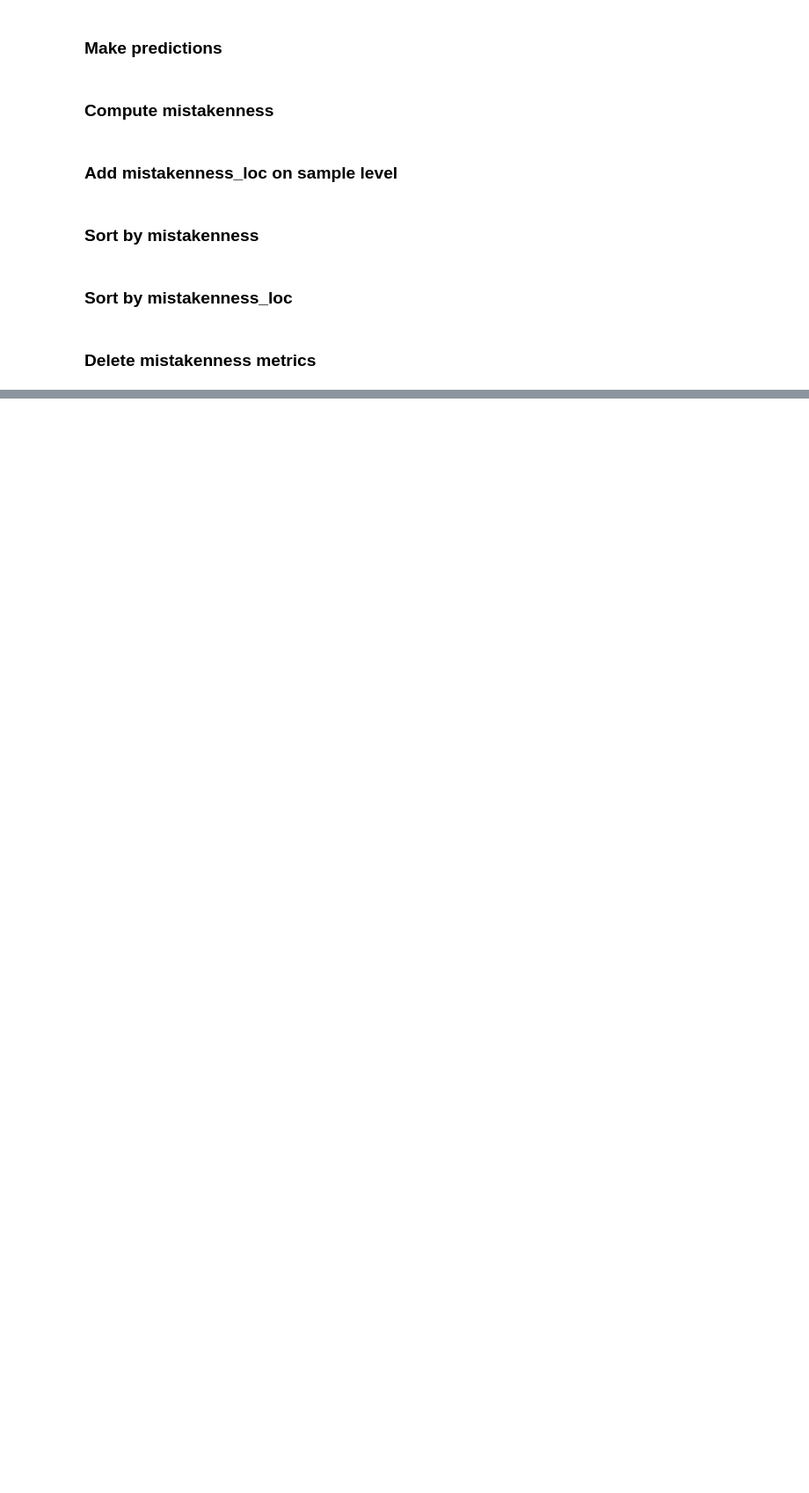
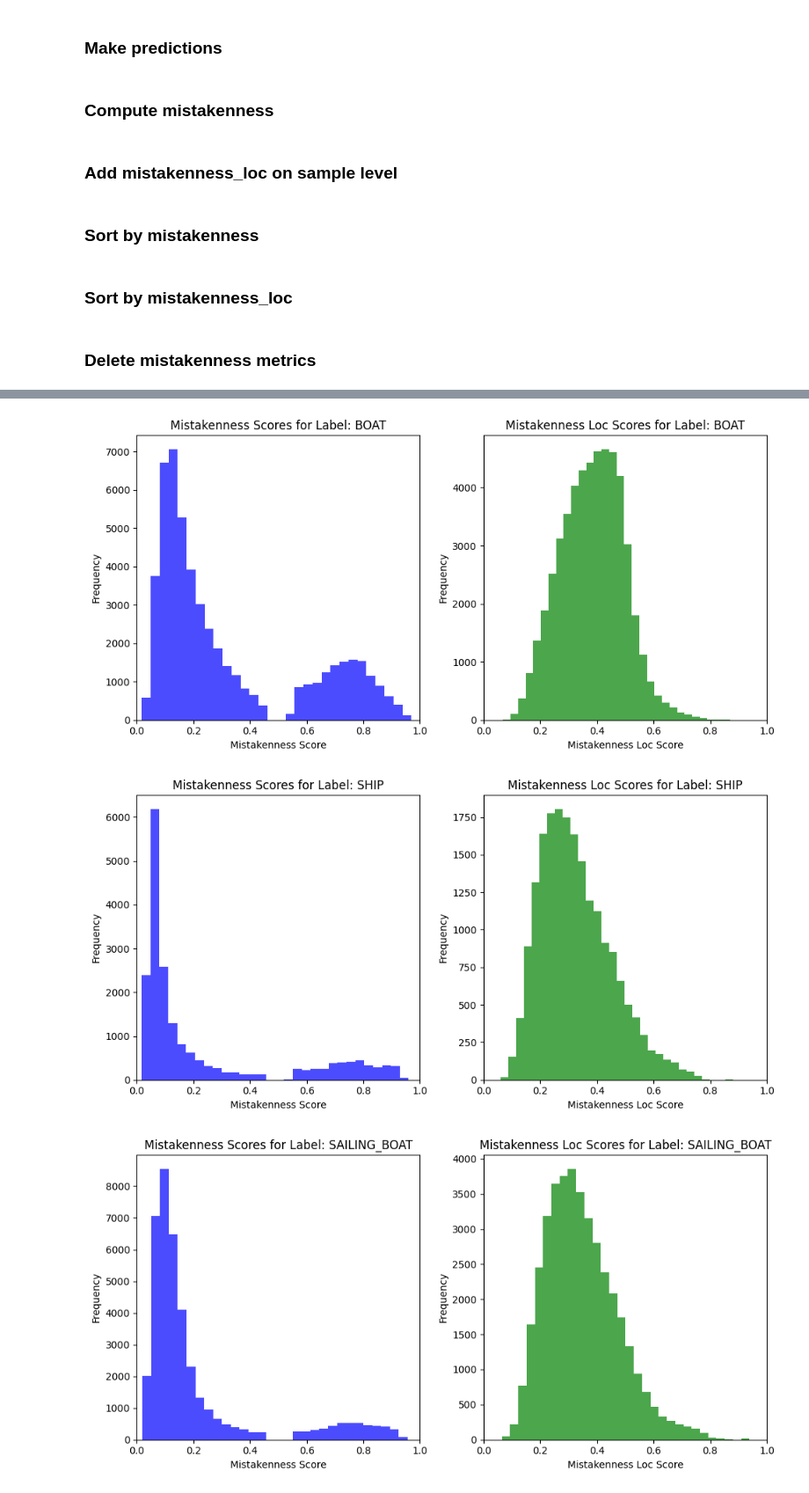
Before and after one commit to SEA-AI/seametrics, a Jupyter notebook: notebooks/compute_mistakenness.ipynb, the cells around one changed output, grey strips where cells are left out. Shown at 88% size. Drawn from its saved outputs; the diff is of its cells as text; code cells hidden in the pictures; blank space fills up the shorter version.

Commit message:
evaluate mistakenness

```diff
--- a/notebooks/compute_mistakenness.ipynb
+++ b/notebooks/compute_mistakenness.ipynb
@@ -162,0 +188,19 @@ dataset.delete_evaluations()
+# %%
+from fiftyone import ViewField as F
+import matplotlib.pyplot as plt
+from collections import defaultdict
+from tqdm import tqdm
+
+# Assuming `dataset` and `agg` are defined elsewhere
+
+# Aggregate mistakenness and mistakenness_loc scores by label
+label_scores = defaultdict(lambda: {"mistakenness": [], "mistakenness_loc": []})
+
+for sample in tqdm(dataset):
+    mistakenness = [det.mistakenness for det in sample.ground_truth_det_yolo.detections if hasattr(det, "mistakenness")]
+    mistakenness_loc = [det.mistakenness_loc for det in sample.ground_truth_det_yolo.detections if hasattr(det, "mistakenness_loc")]
+
+    for label, mist, loc in zip([det.label for det in sample.ground_truth_det_yolo.detections if hasattr(det, "mistakenness")],
+                                mistakenness, mistakenness_loc):
+        label_scores[label]["mistakenness"].append(mist)
+        label_scores[label]["mistakenness_loc"].append(loc)
@@ -162,0 +209,27 @@ dataset.delete_evaluations()
+# %%
+# Plot histograms for each label
+
+
+for label, scores in label_scores.items():
+    fig, axs = plt.subplots(1, 2, figsize=(10, 5))
+
+    # Plot mistakenness histogram
+    axs[0].hist(scores["mistakenness"], bins=30, alpha=0.7, color='blue')
+    axs[0].set_title('Mistakenness Scores for Label: ' + label)
+    axs[0].set_xlabel('Mistakenness Score')
+    axs[0].set_ylabel('Frequency')
+    axs[0].set_xlim(0, 1)  # Set x-axis range to 0-1
+
+    # Plot mistakenness_loc histogram
+    axs[1].hist(scores["mistakenness_loc"], bins=30, alpha=0.7, color='green')
+    axs[1].set_title('Mistakenness Loc Scores for Label: ' + label)
+    axs[1].set_xlabel('Mistakenness Loc Score')
+    axs[1].set_ylabel('Frequency')
+    axs[1].set_xlim(0, 1)  # Set x-axis range to 0-1
+
+    plt.tight_layout()
+    plt.show()
+# %% [output]
+[figure, added]
+[figure, added]
+[figure, added]
```
Also changed, not shown: parts of 11 cells of this notebook, 1 other file.
